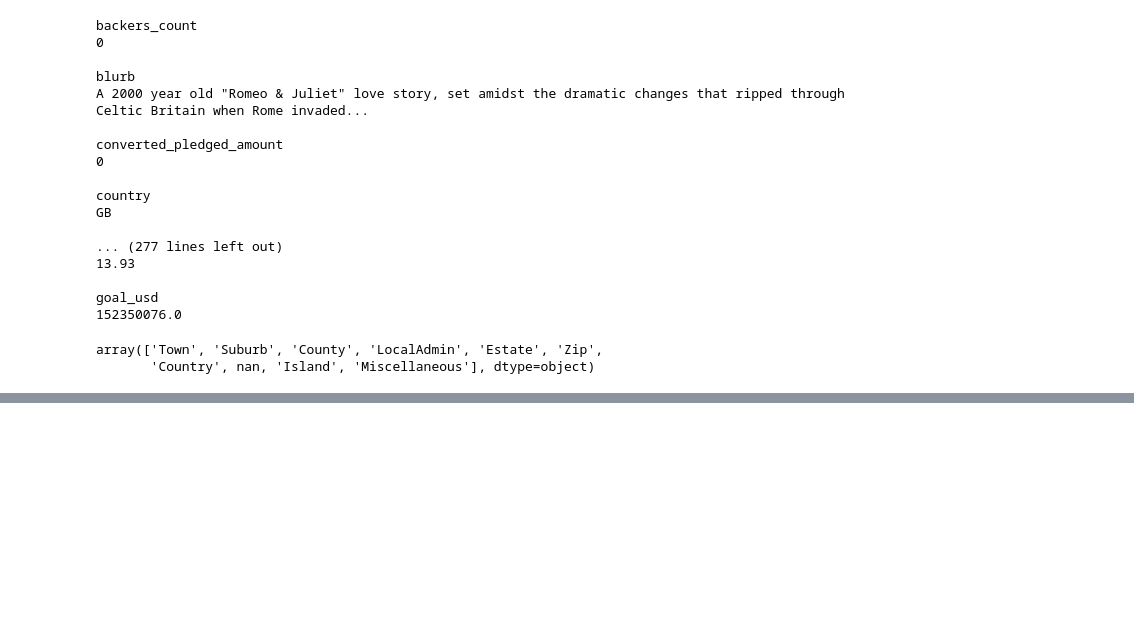
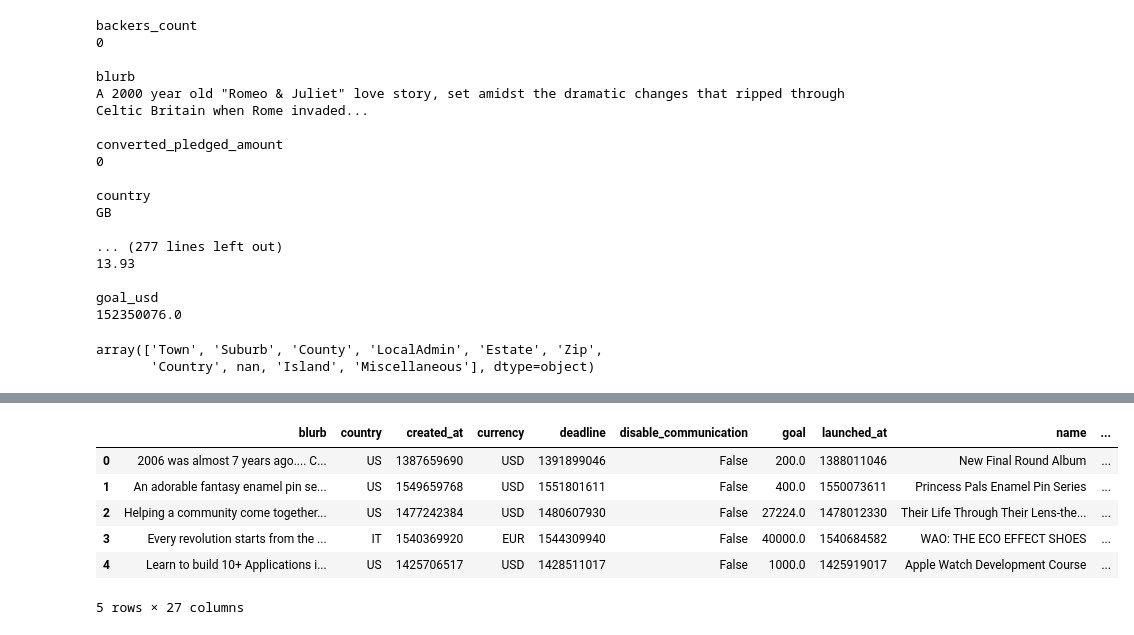
Before and after one commit to dominikmn/ds-kickstarter-project, a Jupyter notebook: 01_data-analysis.ipynb, the cells around one changed output, grey strips where cells are left out. Saved outputs shown, nothing was run; the diff lists cells and outputs as text; code cells hidden in the pictures; blank space fills up the shorter version.

```diff
--- a/01_data-analysis.ipynb
+++ b/01_data-analysis.ipynb
@@ -294,10 +294,6 @@ df_expanded.head()
 | 2 | NaN | {'thumb': 'https://ksr-ugc.imgix.... | NaN | 1.196856e+09 | NaN | MelissaThomas | ... |
 | 3 | NaN | {'thumb': 'https://ksr-ugc.imgix.... | NaN | 1.569701e+09 | NaN | WAO | ... |
 | 4 | NaN | {'thumb': 'https://ksr-ugc.imgix.... | NaN | 1.870845e+09 | NaN | Kalpit Jain | ... |
-# %%
-df_expanded = pd.DataFrame()
-for col in df_dicts.columns:
-    df_expanded = df_dicts[col].apply(pd.Series).add_prefix(col+'_')
 # %%
 def get_json_cols(data):
     cols_object = df.select_dtypes(include='object').columns
@@ -433,3 +429,7 @@ df_new['location_type'].unique()
 # %% [output]
 array(['Town', 'Suburb', 'County', 'LocalAdmin', 'Estate', 'Zip',
        'Country', nan, 'Island', 'Miscellaneous'], dtype=object)
+# %%
+df_new['launched_at_full'] = pd.to_datetime(df_new['launched_at'], unit='s')
+df_new['launched_at_year'] = pd.DatetimeIndex(df_new['launched_at_full']).year
+df_new['launched_at_month'] = pd.DatetimeIndex(df_new['launched_at_full']).month
@@ -435,0 +457,14 @@ array(['Town', 'Suburb', 'County', 'LocalAdmin', 'Estate', 'Zip',
+# %%
+survival_lst = ['blurb', 'country', 'created_at', 'currency', 'deadline','disable_communication', 'goal', 'launched_at','name', 'staff_pick','state', 'usd_pledged','usd_type','category_id','category_name','category_slug','category_parent_id', 'location_id', 'location_name','location_type', 'photo_key', 'photo_full', 'duration', 'goal_usd', 'launched_at_full', 'launched_at_year', 'launched_at_month']
+# %%
+df_eda = df_new[survival_lst]
+# %%
+df_eda.head()
+# %% [output]
+|  | blurb | country | created_at | currency | deadline | disable_communication | goal | launched_at | name | ... |
+| 0 | 2006 was almost 7 years ago.... C... | US | 1387659690 | USD | 1391899046 | False | 200.0 | 1388011046 | New Final Round Album | ... |
+| 1 | An adorable fantasy enamel pin se... | US | 1549659768 | USD | 1551801611 | False | 400.0 | 1550073611 | Princess Pals Enamel Pin Series | ... |
+| 2 | Helping a community come together... | US | 1477242384 | USD | 1480607930 | False | 27224.0 | 1478012330 | Their Life Through Their Lens-the... | ... |
+| 3 | Every revolution starts from the ... | IT | 1540369920 | EUR | 1544309940 | False | 40000.0 | 1540684582 | WAO: THE ECO EFFECT SHOES | ... |
+| 4 | Learn to build 10+ Applications i... | US | 1425706517 | USD | 1428511017 | False | 1000.0 | 1425919017 | Apple Watch Development Course | ... |
+5 rows × 27 columns
```
Also changed, not shown: parts of 3 cells of this notebook.
